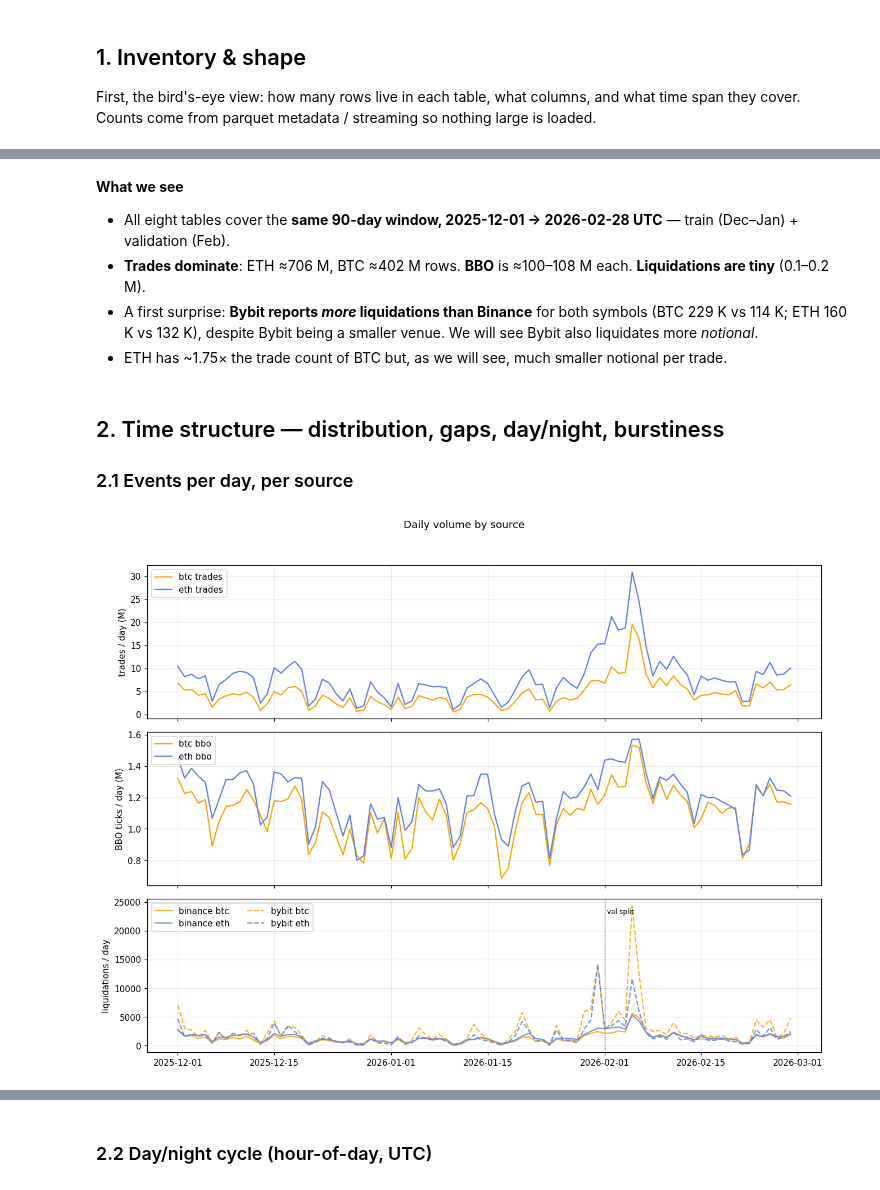
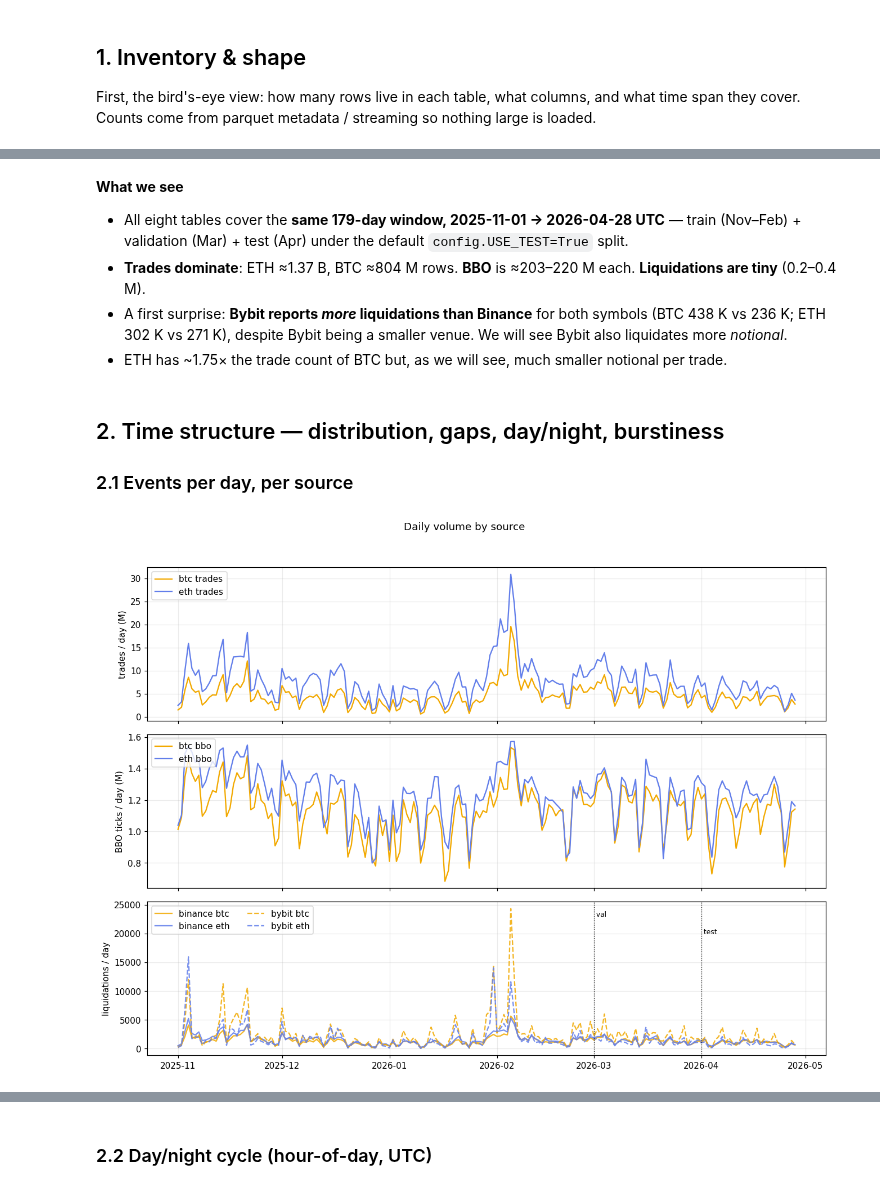
Before and after one commit to Kamil-Jan/hft_school_liquidation_task, a Jupyter notebook: notebooks/01_exploration.ipynb, the cells around one changed output, grey strips where cells are left out. Saved outputs shown, nothing was run; the diff lists cells and outputs as text; code cells hidden in the pictures.

```diff
--- a/notebooks/01_exploration.ipynb
+++ b/notebooks/01_exploration.ipynb
@@ -99,9 +99,9 @@ inv
 # %% [markdown]
 **What we see**
 
-* All eight tables cover the **same 90-day window, 2025-12-01 → 2026-02-28 UTC** — train (Dec–Jan) + validation (Feb).
-* **Trades dominate**: ETH ≈706 M, BTC ≈402 M rows. **BBO** is ≈100–108 M each. **Liquidations are tiny** (0.1–0.2 M).
-* A first surprise: **Bybit reports *more* liquidations than Binance** for both symbols (BTC 229 K vs 114 K; ETH 160 K vs 132 K), despite Bybit being a smaller venue. We will see Bybit also liquidates more *notional*.
+* All eight tables cover the **same 179-day window, 2025-11-01 → 2026-04-28 UTC** — train (Nov–Feb) + validation (Mar) + test (Apr) under the default `config.USE_TEST=True` split.
+* **Trades dominate**: ETH ≈1.37 B, BTC ≈804 M rows. **BBO** is ≈203–220 M each. **Liquidations are tiny** (0.2–0.4 M).
+* A first surprise: **Bybit reports *more* liquidations than Binance** for both symbols (BTC 438 K vs 236 K; ETH 302 K vs 271 K), despite Bybit being a smaller venue. We will see Bybit also liquidates more *notional*.
 * ETH has ~1.75× the trade count of BTC but, as we will see, much smaller notional per trade.
 # %% [markdown]
 ## 2. Time structure — distribution, gaps, day/night, burstiness
@@ -110,29 +110,34 @@ inv
 # %%
 fig, axes = plt.subplots(3, 1, figsize=(12, 9), sharex=True)
 # trades & bbo per-day from minute artifacts
 for sym in SYMS:
     tm = pl.read_parquet(ART/f"trades_minute_{sym}.parquet").with_columns(day=(pl.col("m")//1440))
     day = tm.group_by("day").agg(n=pl.col("n").sum()).sort("day")
     axes[0].plot(min_to_dt(day["day"]*1440), day["n"]/1e6, color=COL[sym], label=f"{sym} trades")
     bm = pl.read_parquet(ART/f"bbo_minute_{sym}.parquet").with_columns(day=(pl.col("m")//1440))
     bday = bm.group_by("day").agg(n=pl.col("n").sum()).sort("day")
     axes[1].plot(min_to_dt(bday["day"]*1440), bday["n"]/1e6, color=COL[sym], label=f"{sym} bbo")
 axes[0].set_ylabel("trades / day (M)"); axes[0].legend(loc="upper left")
 axes[1].set_ylabel("BBO ticks / day (M)"); axes[1].legend(loc="upper left")
 # liquidations per day, all four feeds
 for exch in ["binance", "bybit"]:
     for sym in SYMS:
         d = load_liq(exch, sym).with_columns(day=(pl.col("timestamp")//(86400*US)))
         dd = d.group_by("day").agg(n=pl.len()).sort("day")
         ls = "-" if exch=="binance" else "--"
         axes[2].plot(min_to_dt(dd["day"]*1440), dd["n"], ls, color=COL[sym],
                      label=f"{exch} {sym}", alpha=0.85)
 axes[2].set_ylabel("liquidations / day"); axes[2].legend(loc="upper left", ncol=2)
-axes[2].axvline(np.datetime64("2026-02-01"), color="k", lw=0.8, ls=":")
-axes[2].text(np.datetime64("2026-02-01"), axes[2].get_ylim()[1]*0.9, " val split", fontsize=8)
+def _splitline(us, label, yfrac):
+    x = np.datetime64(int(us)//1_000_000, "s")
+    axes[2].axvline(x, color="k", lw=0.8, ls=":")
+    axes[2].text(x, axes[2].get_ylim()[1]*yfrac, f" {label}", fontsize=8)
+_splitline(config.VAL_START, "val", 0.9)          # boundaries come from config (single source of truth)
+if config.USE_TEST:
+    _splitline(config.TEST_START, "test", 0.78)
 fig.suptitle("Daily volume by source", y=1.0); plt.tight_layout(rect=[0,0,1,0.97]); plt.show()
 # %% [output]
-[figure, old version]
+[figure, new version]
 # %% [markdown]
 * Trade and BBO volume is **fairly stable day-to-day** with clear spikes on volatile days. BBO ticks/day are an order of magnitude below trades — the book-ticker feed is event-throttled (~13 ticks/s), so **trades, not BBO, set the time resolution**.
 * Liquidations are **spiky**: most days are quiet, punctuated by cascade days where counts jump 5–20×. Bybit (dashed) sits above Binance (solid) for most days.
```
Also changed, not shown: parts of 24 cells of this notebook, 25 other files.
